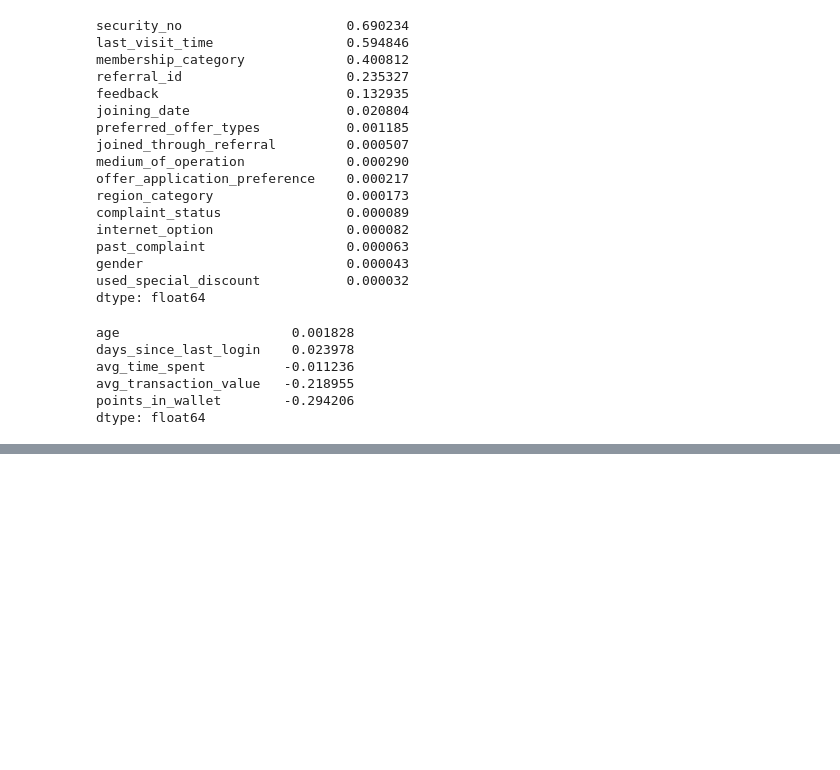
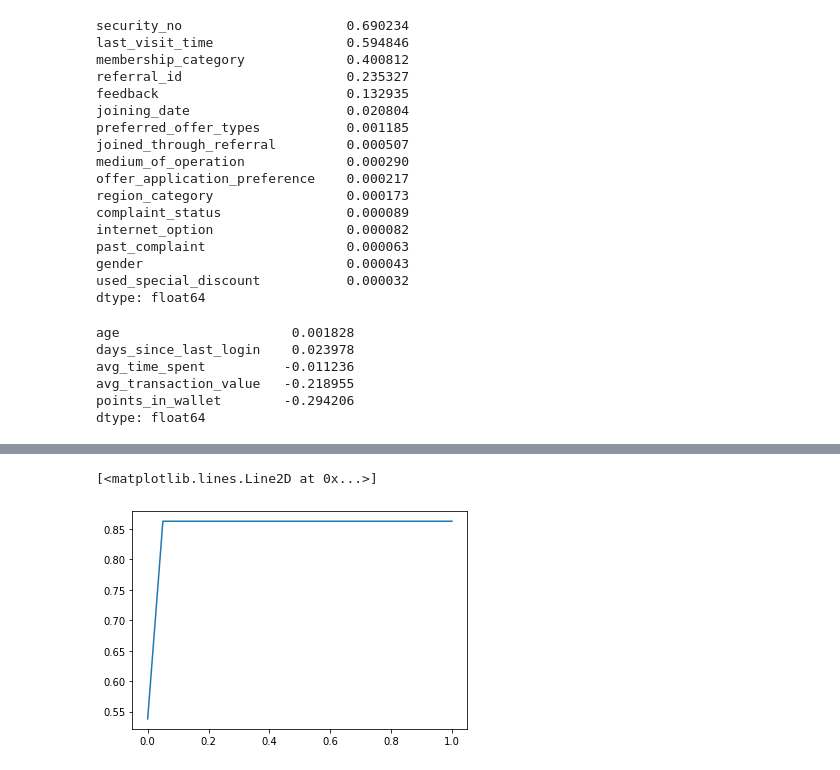
Before and after one commit to michaelbabajide/churn_prediction, a Jupyter notebook: Notebook.ipynb, the cells around one changed output, grey strips where cells are left out. Drawn from its saved outputs; the diff is of its cells as text; code cells hidden in the pictures; blank space fills up the shorter version.

Commit message:
evaluated accuracy of model

```diff
--- a/Notebook.ipynb
+++ b/Notebook.ipynb
@@ -486,0 +527,9 @@ y_pred = model.predict(X_val)
+# %%
+thresholds = np.linspace(0, 1, 21)
+
+accuracies = []
+
+for t in thresholds:
+    acc = accuracy_score(y_val, y_pred >= t)
+    accuracies.append(acc)
+    print('%0.2f %0.3f' % (t, acc))
@@ -486,0 +554,5 @@ y_pred = model.predict(X_val)
+# %%
+plt.plot(thresholds, accuracies)
+# %% [output]
+[<matplotlib.lines.Line2D at 0x...>]
+[figure, added]
```
Also changed, not shown: parts of 49 cells of this notebook.
